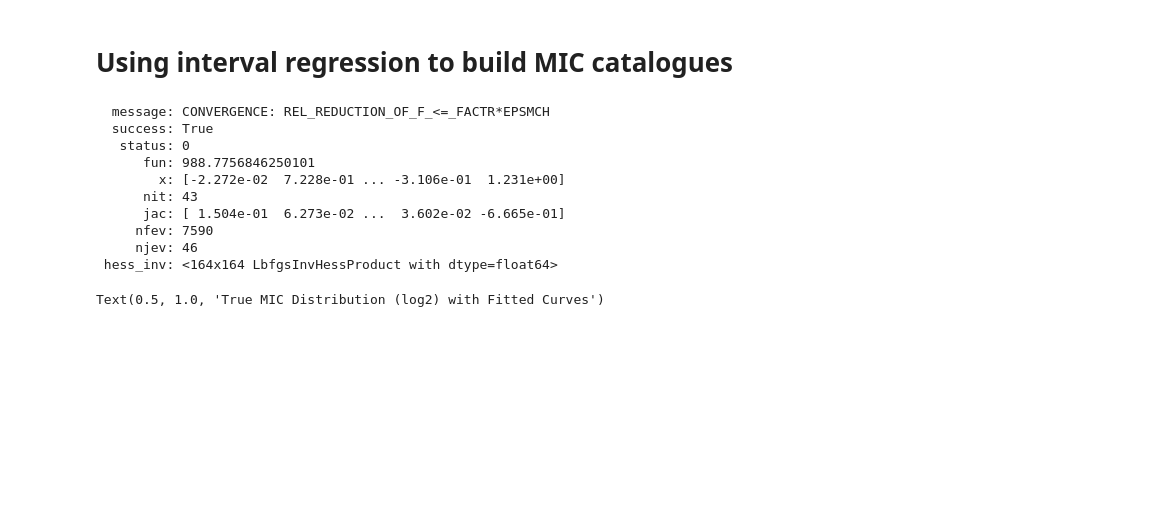
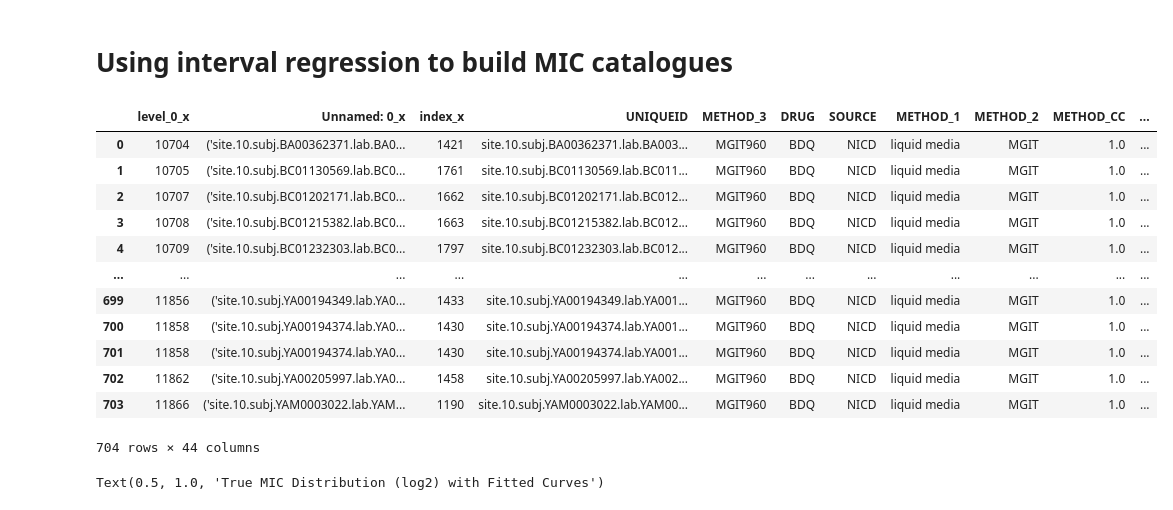
Before and after one commit to fowler-lab/catomatic, a Jupyter notebook: examples/lab_demo.ipynb, the cells around one changed output. Cells and saved outputs as stored; diff of their text form; code cells hidden in the pictures; blank space fills up the shorter version.

```diff
--- a/examples/lab_demo.ipynb
+++ b/examples/lab_demo.ipynb
@@ -339,6 +333,22 @@ bdq_samples = pd.merge(bdq_phenotypes, bdq_genomes, how='inner', on=['UNIQUEID']
 
 mgit_samples = bdq_samples[(bdq_samples.METHOD_3.isin(['MGIT960']))&(~bdq_samples.MIC.isna())]
 mgit = pd.merge(mgit_samples, bdq_mutations, how='left', on=['UNIQUEID'])
+# %%
+mgit
+# %% [output]
+|  | level_0_x | Unnamed: 0_x | index_x | UNIQUEID | METHOD_3 | DRUG | SOURCE | METHOD_1 | METHOD_2 | METHOD_CC | ... |
+| 0 | 10704 | ('site.10.subj.BA00362371.lab.BA0... | 1421 | site.10.subj.BA00362371.lab.BA003... | MGIT960 | BDQ | NICD | liquid media | MGIT | 1.0 | ... |
+| 1 | 10705 | ('site.10.subj.BC01130569.lab.BC0... | 1761 | site.10.subj.BC01130569.lab.BC011... | MGIT960 | BDQ | NICD | liquid media | MGIT | 1.0 | ... |
+| 2 | 10707 | ('site.10.subj.BC01202171.lab.BC0... | 1662 | site.10.subj.BC01202171.lab.BC012... | MGIT960 | BDQ | NICD | liquid media | MGIT | 1.0 | ... |
+| 3 | 10708 | ('site.10.subj.BC01215382.lab.BC0... | 1663 | site.10.subj.BC01215382.lab.BC012... | MGIT960 | BDQ | NICD | liquid media | MGIT | 1.0 | ... |
+| 4 | 10709 | ('site.10.subj.BC01232303.lab.BC0... | 1797 | site.10.subj.BC01232303.lab.BC012... | MGIT960 | BDQ | NICD | liquid media | MGIT | 1.0 | ... |
+| ... | ... | ... | ... | ... | ... | ... | ... | ... | ... | ... | ... |
+| 699 | 11856 | ('site.10.subj.YA00194349.lab.YA0... | 1433 | site.10.subj.YA00194349.lab.YA001... | MGIT960 | BDQ | NICD | liquid media | MGIT | 1.0 | ... |
+| 700 | 11858 | ('site.10.subj.YA00194374.lab.YA0... | 1430 | site.10.subj.YA00194374.lab.YA001... | MGIT960 | BDQ | NICD | liquid media | MGIT | 1.0 | ... |
+| 701 | 11858 | ('site.10.subj.YA00194374.lab.YA0... | 1430 | site.10.subj.YA00194374.lab.YA001... | MGIT960 | BDQ | NICD | liquid media | MGIT | 1.0 | ... |
+| 702 | 11862 | ('site.10.subj.YA00205997.lab.YA0... | 1458 | site.10.subj.YA00205997.lab.YA002... | MGIT960 | BDQ | NICD | liquid media | MGIT | 1.0 | ... |
+| 703 | 11866 | ('site.10.subj.YAM0003022.lab.YAM... | 1190 | site.10.subj.YAM0003022.lab.YAM00... | MGIT960 | BDQ | NICD | liquid media | MGIT | 1.0 | ... |
+704 rows × 44 columns
 # %%
 def process_mic_data(df):
     y_low = []
@@ -537,16 +545,3 @@ re
-# %%
-result
-# %% [output]
-  message: CONVERGENCE: REL_REDUCTION_OF_F_<=_FACTR*EPSMCH
-  success: True
-   status: 0
-      fun: 988.7756846250101
-        x: [-2.272e-02  7.228e-01 ... -3.106e-01  1.231e+00]
-      nit: 43
-      jac: [ 1.504e-01  6.273e-02 ...  3.602e-02 -6.665e-01]
-     nfev: 7590
-     njev: 46
- hess_inv: <164x164 LbfgsInvHessProduct with dtype=float64>
 # %%
 intervals = [(low, high) for low, high in zip(y_low_log, y_high_log)]
 # Get unique intervals
```
Also changed, not shown: parts of 17 cells of this notebook, 20 other files.
